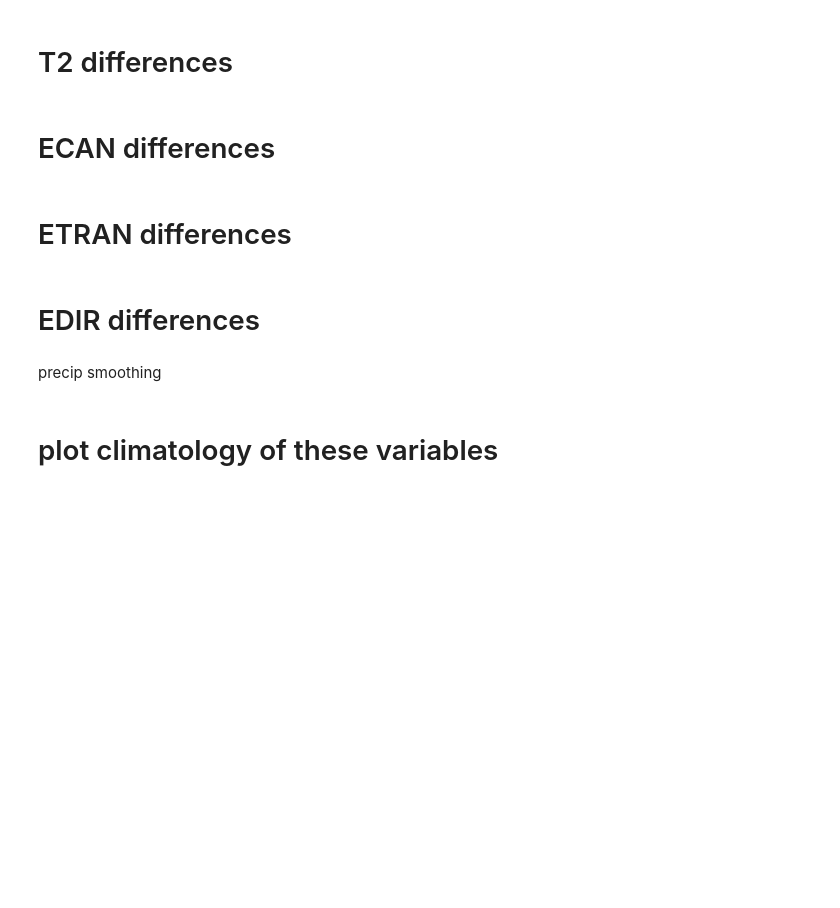
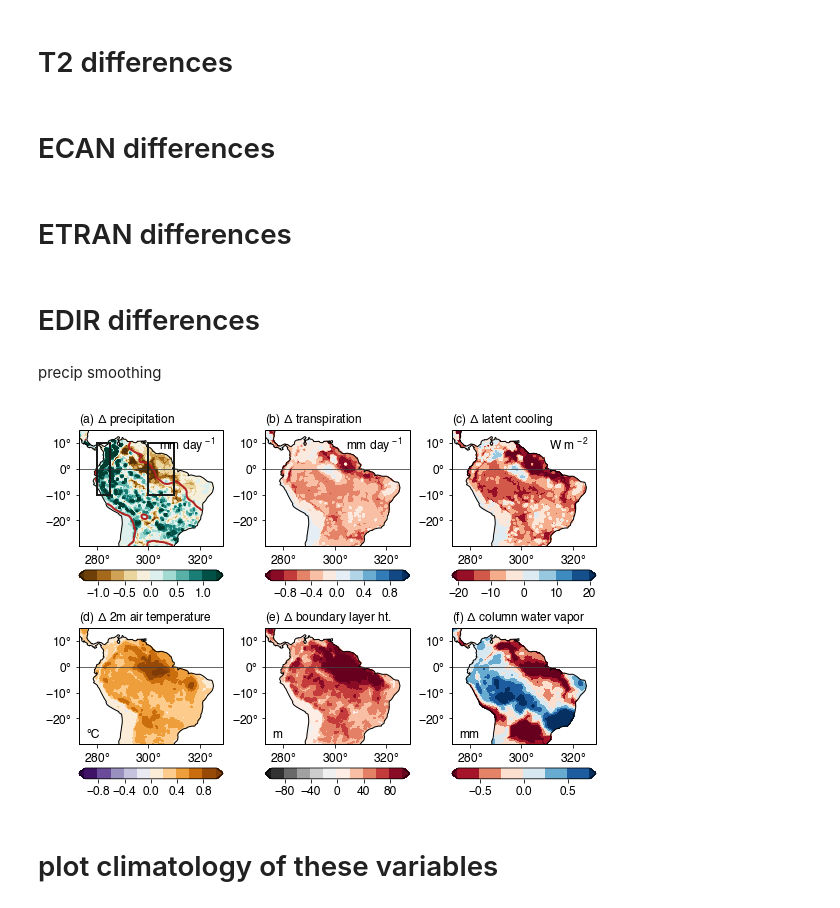
Before and after one commit to bairdlangenbrunner/amazon-phys-response-paper, a Jupyter notebook: scripts/REVISION_restart_ensemble_maps_of_10day_changes.ipynb, the cells around one changed output. Drawn from its saved outputs; the diff is of its cells as text; code cells hidden in the pictures; blank space fills up the shorter version.

```diff
--- a/scripts/REVISION_restart_ensemble_maps_of_10day_changes.ipynb
+++ b/scripts/REVISION_restart_ensemble_maps_of_10day_changes.ipynb
@@ -27,7 +27,7 @@ skip_time = 24
 # %% [markdown]
 # import FMAASO 400 data
 # %%
-root_dir = '/beegfs/DATA/pritchard/blangenb/WRF_ARCHIVE/CHEYENNE/FMAASO/400/ens_mean_wrfout_files'
+root_dir = '/beegfs/DATA/pritchard/blangenb/WRF_ARCHIVE/CHEYENNE/FMAASO/400/ens_mean_wrfout_files_restart_runs'
 file_list = glob.glob(root_dir+'/'+'wrfout*.nc')
 ds_list = [netCDF4.Dataset(file) for file in file_list]
 # %%
@@ -61,7 +60,7 @@ prw_400 = numpy.load('DATA_prw_400_restart.npy')
 # %% [markdown]
 # import FMAASO 1000 data
 # %%
-root_dir = '/beegfs/DATA/pritchard/blangenb/WRF_ARCHIVE/CHEYENNE/FMAASO/1000/ens_mean_wrfout_files'
+root_dir = '/beegfs/DATA/pritchard/blangenb/WRF_ARCHIVE/CHEYENNE/FMAASO/1000/ens_mean_wrfout_files_restart_runs'
 file_list = glob.glob(root_dir+'/'+'wrfout*.nc')
 ds_list = [netCDF4.Dataset(file) for file in file_list]
 # %%
@@ -79,11 +78,10 @@ ecan_1000 = phys_mfds['ECAN'].values*86400. # mm/day
 edir_1000 = phys_mfds['EDIR'].values*86400.
 etran_1000 = phys_mfds['ETRAN'].values*86400.
 # %%
-#prw_1000 = wrf.getvar(ds_list, 'pw', timeidx=wrf.ALL_TIMES).values
+prw_1000 = wrf.getvar(ds_list, 'pw', timeidx=wrf.ALL_TIMES).values
+numpy.save('DATA_prw_1000_restart.npy', prw_1000)
 
-#numpy.save('DATA_prw_1000_restart.npy', prw_1000)
-
-prw_1000 = numpy.load('DATA_prw_1000_restart.npy')
+#prw_1000 = numpy.load('DATA_prw_1000_restart.npy')
 # %% [markdown]
 # get time stamps
 # %%
@@ -288,7 +286,7 @@ levels = numpy.arange(-.75,.76,0.25)
 ax6 = fig.add_subplot(236, projection=cartopy.crs.PlateCarree())
 ax6.gridlines(ylocs=[0], color='0.25')
 ax6.coastlines(resolution='110m')
-contour_plot6 = ax6.contourf(xlong, xlat, prw_diffs_time_mean_landmask*1000., \
+contour_plot6 = ax6.contourf(xlong, xlat, prw_diffs_time_mean_landmask, \
                              levels=levels, \
                              cmap='RdBu', extend='both', transform=cartopy.crs.PlateCarree())
 
@@ -424,33 +422,35 @@ for c in cbar_axes.collections:
 bbox_position = ax4.get_position()
 cbar_axes = fig.add_axes([bbox_position.x0, bbox_position.y0+cbar_yshift, bbox_position.width, cbar_thickness])
 cbar = mp.colorbar(contour_plot4, orientation='horizontal', cax=cbar_axes)
 #cbar.set_label(label=degree_sign+'C', fontsize=fontsize)
 cbar_axes.tick_params(labelsize=fontsize)
 for c in cbar_axes.collections:
     c.set_edgecolor('face')
 #     c.set_rasterized(True)
 
 bbox_position = ax5.get_position()
 cbar_axes = fig.add_axes([bbox_position.x0, bbox_position.y0+cbar_yshift, bbox_position.width, cbar_thickness])
 cbar = mp.colorbar(contour_plot5, orientation='horizontal', cax=cbar_axes)
 #cbar.set_label(label=degree_sign+'C', fontsize=fontsize)
 cbar_axes.tick_params(labelsize=fontsize)
 for c in cbar_axes.collections:
     c.set_edgecolor('face')
 #     c.set_rasterized(True)
 
 bbox_position = ax6.get_position()
 cbar_axes = fig.add_axes([bbox_position.x0, bbox_position.y0+cbar_yshift, bbox_position.width, cbar_thickness])
 cbar = mp.colorbar(contour_plot6, orientation='horizontal', cax=cbar_axes)
 #cbar.set_label(label=degree_sign+'C', fontsize=fontsize)
 cbar_axes.tick_params(labelsize=fontsize)
 cbar.set_ticks([-.5,0,.5])
 
 for c in cbar_axes.collections:
     c.set_edgecolor('face')
 #     c.set_rasterized(True)
 
 fig.savefig('../figures/REVISION_fig??_restart_maps.pdf', dpi=300, transparent=True, bbox_inches='tight')
+# %% [output]
+[figure, added]
 # %% [markdown]
 # plot climatology of these variables
 # %%
```
Also changed, not shown: parts of 3 cells of this notebook, 4 other files.
